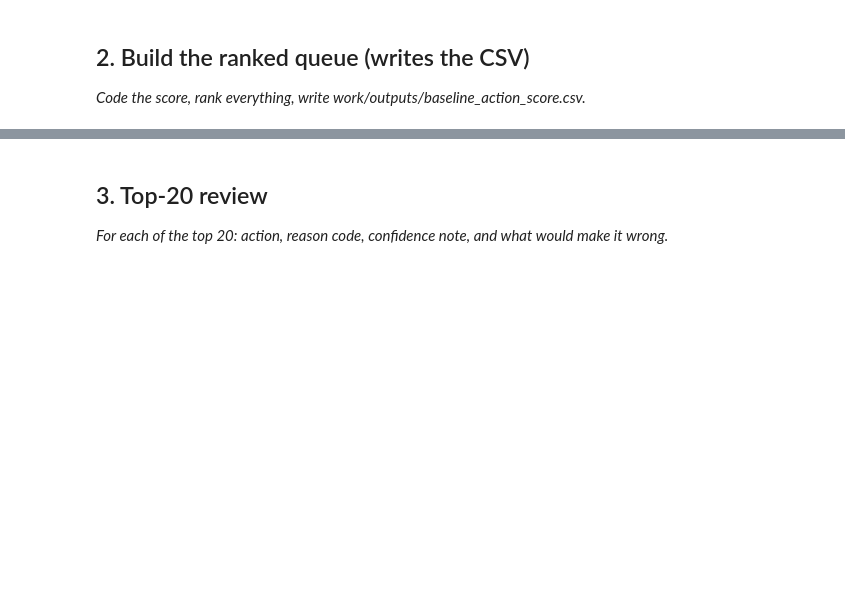
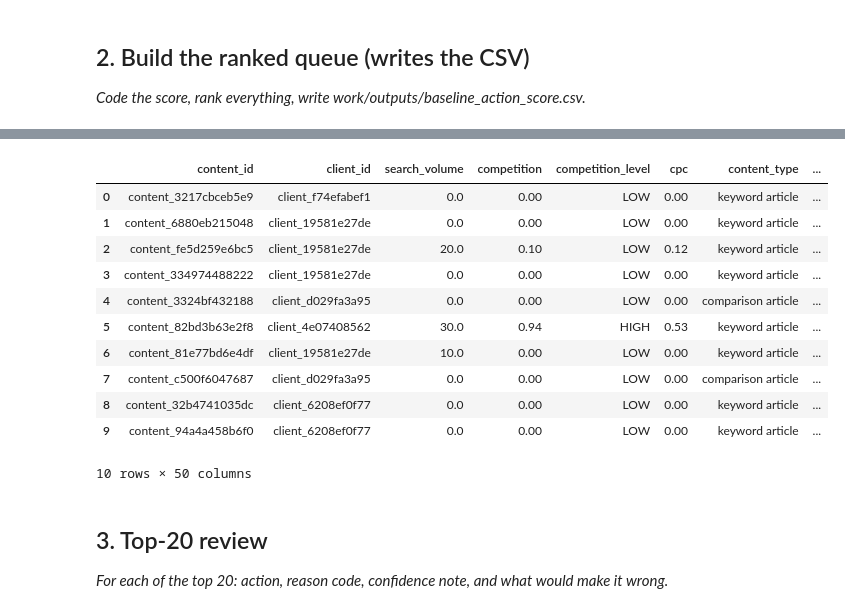
Before and after one commit to fakhur29/flyrank-ml-internship-starter, a Jupyter notebook: work/notebooks/w04_baseline_score.ipynb, the cells around one changed output, grey strips where cells are left out. Drawn from its saved outputs; the diff is of its cells as text; code cells hidden in the pictures; blank space fills up the shorter version.

```diff
--- a/work/notebooks/w04_baseline_score.ipynb
+++ b/work/notebooks/w04_baseline_score.ipynb
@@ -22,0 +41,56 @@ This skeleton is yours to fill. Work the sections **in order** — each one has
+# %%
+import pandas as pd
+import numpy as np
+import os
+
+# Dataset loading with fallback
+data_paths = [
+    '../../data/raw/content_refresh_anonymized.csv',
+    '../data/raw/content_refresh_anonymized.csv',
+    'data/raw/content_refresh_anonymized.csv'
+]
+
+data_path = None
+for path in data_paths:
+    if os.path.exists(path):
+        data_path = path
+        break
+
+if not data_path:
+    data_path = 'https://raw.githubusercontent.com/fakhur29/flyrank-ml-internship-starter/main/data/raw/content_refresh_anonymized.csv'
+
+df = pd.read_csv(data_path)
+
+# Detect clicks & date columns dynamically
+click_col = [c for c in df.columns if 'click' in c.lower()]
+click_col = click_col[0] if click_col else df.columns[0]
+
+date_col = [c for c in df.columns if 'day' in c.lower() or 'update' in c.lower() or 'date' in c.lower()]
+
+# Rule Logic & Scoring
+df['clicks_clean'] = df[click_col].fillna(0)
+
+if date_col:
+    staleness_col = date_col[0]
+    df['staleness'] = df[staleness_col].fillna(df[staleness_col].max())
+    df['score'] = (df['staleness'] / 30.0) / (df['clicks_clean'] + 1.0)
+else:
+    df['score'] = 1.0 / (df['clicks_clean'] + 1.0)
+
+df['reason_code'] = np.where(df['score'] > 0.5, 'STALE_LOW_TRAFFIC', 'HEALTHY')
+df['action'] = np.where(df['score'] > 0.5, 'REFRESH_CONTENT', 'KEEP')
+
+# Rank Queue
+df = df.sort_values(by='score', ascending=False).reset_index(drop=True)
+df['rank'] = df.index + 1
+
+# Save output to expected directory
+os.makedirs('../../work/outputs', exist_ok=True)
+os.makedirs('work/outputs', exist_ok=True)
+
+output_path = 'work/outputs/baseline_action_score.csv'
+df.to_csv(output_path, index=False)
+
+print(f"Successfully processed {len(df)} rows and created {output_path}!")
+df.head(10)
+# %% [output]
@@ -23,3 +98,15 @@ This skeleton is yours to fill. Work the sections **in order** — each one has
+|  | content_id | client_id | search_volume | competition | competition_level | cpc | content_type | ... |
+| 0 | content_3217cbceb5e9 | client_f74efabef1 | 0.0 | 0.00 | LOW | 0.00 | keyword article | ... |
+| 1 | content_6880eb215048 | client_19581e27de | 0.0 | 0.00 | LOW | 0.00 | keyword article | ... |
+| 2 | content_fe5d259e6bc5 | client_19581e27de | 20.0 | 0.10 | LOW | 0.12 | keyword article | ... |
+| 3 | content_334974488222 | client_19581e27de | 0.0 | 0.00 | LOW | 0.00 | keyword article | ... |
+| 4 | content_3324bf432188 | client_d029fa3a95 | 0.0 | 0.00 | LOW | 0.00 | comparison article | ... |
+| 5 | content_82bd3b63e2f8 | client_4e07408562 | 30.0 | 0.94 | HIGH | 0.53 | keyword article | ... |
+| 6 | content_81e77bd6e4df | client_19581e27de | 10.0 | 0.00 | LOW | 0.00 | keyword article | ... |
+| 7 | content_c500f6047687 | client_d029fa3a95 | 0.0 | 0.00 | LOW | 0.00 | comparison article | ... |
+| 8 | content_32b4741035dc | client_6208ef0f77 | 0.0 | 0.00 | LOW | 0.00 | keyword article | ... |
+| 9 | content_94a4a458b6f0 | client_6208ef0f77 | 0.0 | 0.00 | LOW | 0.00 | keyword article | ... |
+10 rows × 50 columns
 # %% [markdown]
 ## 3. Top-20 review
 
```
Also changed, not shown: parts of 13 cells of this notebook.
